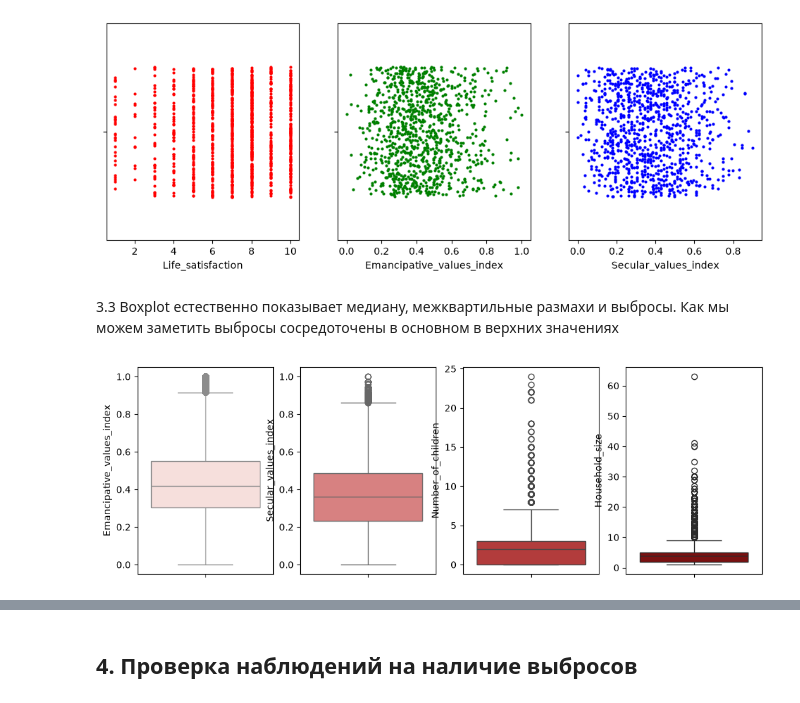
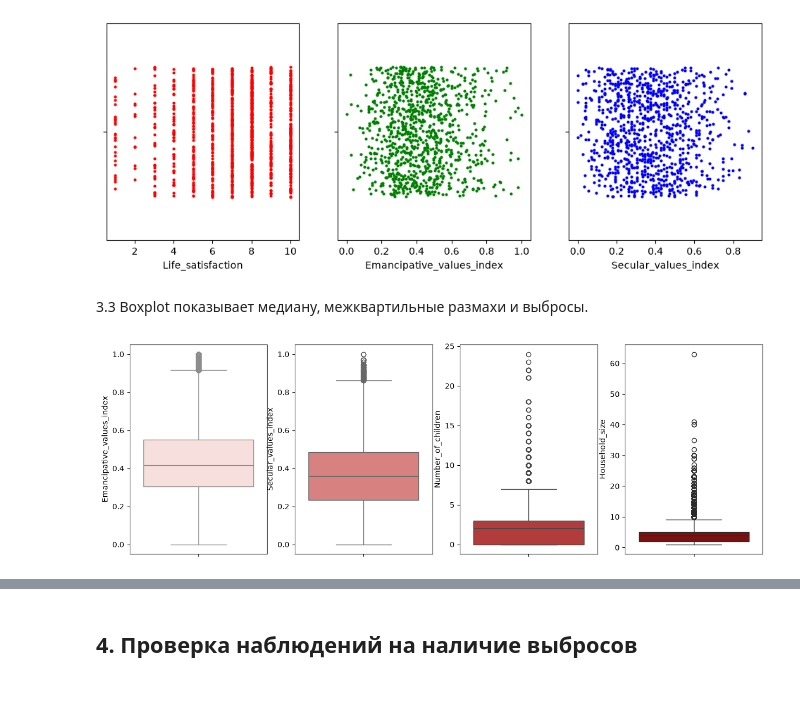
Before and after one commit to chaosmagnvm/wvs-data-analysis, a Jupyter notebook: stats_wvs.ipynb, the cells around one changed output, grey strips where cells are left out. Drawn from its saved outputs; the diff is of its cells as text; code cells hidden in the pictures.

```diff
--- a/stats_wvs.ipynb
+++ b/stats_wvs.ipynb
@@ -169,20 +141,20 @@ plt.show()
 # %% [output]
 [figure]
 # %% [markdown]
-3.3 Boxplot естественно показывает медиану, межквартильные размахи и выбросы. Как мы можем заметить выбросы сосредоточены в основном в верхних значениях
+3.3 Boxplot показывает медиану, межквартильные размахи и выбросы.
 # %%
 import pandas as pd
 import matplotlib.pyplot as plt
 import seaborn as sns
 
 df = pd.read_csv("wvs.csv")
 
-fig, axes = plt.subplots(1,4, figsize = (12, 4))
+fig, axes = plt.subplots(1,4, figsize = (15, 5))
 
 axes[0] = sns.boxplot(data=df, y="Emancipative_values_index", ax=axes[0], color="#FADBD8")
 axes[1] = sns.boxplot(data=df, y="Secular_values_index", ax=axes[1], color="#E57373")
 axes[2] = sns.boxplot(data=df, y="Number_of_children", ax=axes[2], color="#C62828")
 axes[3] = sns.boxplot(data=df, y="Household_size", ax=axes[3], color="#8B0000")
 plt.show()
 # %% [output]
-[figure, old version]
+[figure, new version]
```
Also changed, not shown: parts of 23 cells of this notebook.
